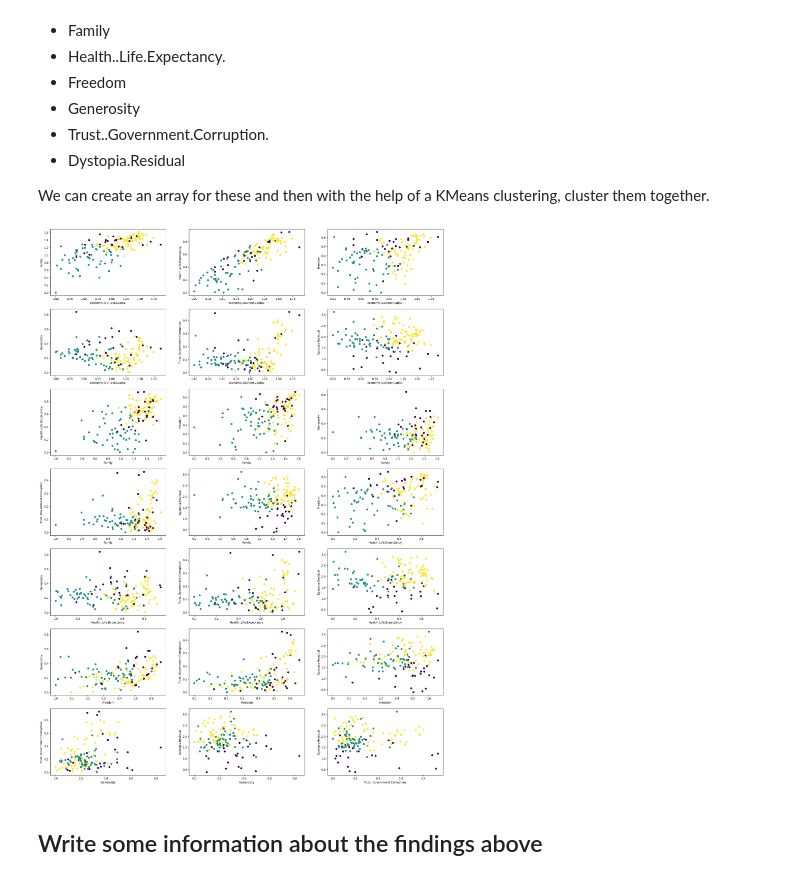
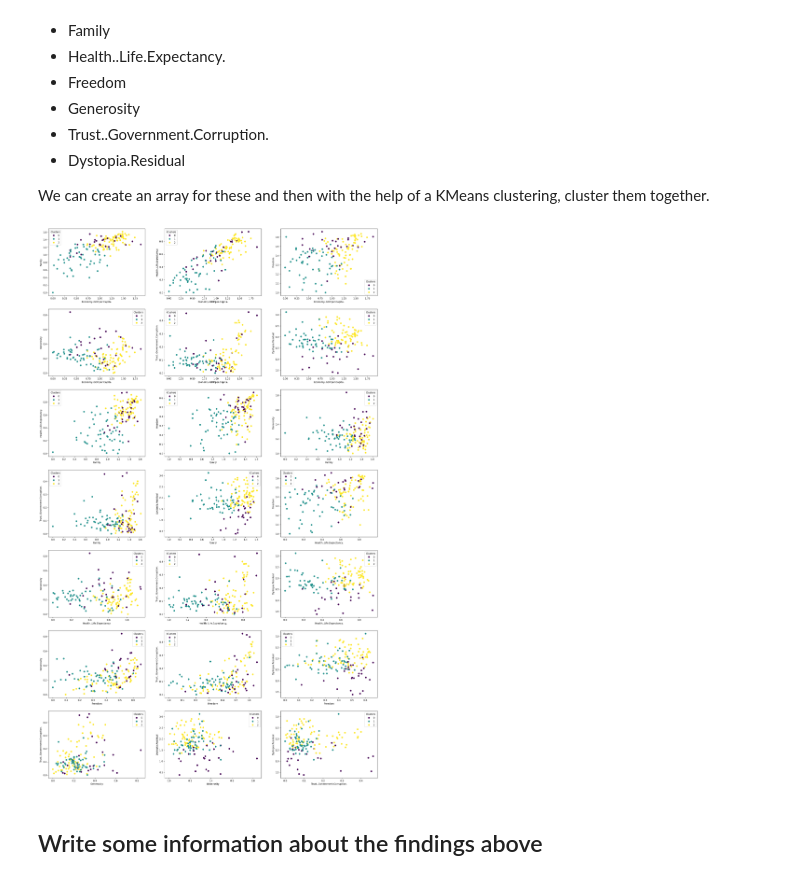
Before and after one commit to Vovegog/IBE400---Group-Project, a Jupyter notebook: groupProject.ipynb, the cells around one changed output. Cells and saved outputs as stored; diff of their text form; code cells hidden in the pictures.

Commit message:
Added legend to scatterplots

```diff
--- a/groupProject.ipynb
+++ b/groupProject.ipynb
@@ -122,26 +122,27 @@ We can create an array for these and then with the help of a KMeans clustering,
 # %%
 socioEconomicFactorsQ1 = ['Economy..GDP.per.Capita.', 'Family', 'Health..Life.Expectancy.', 'Freedom', 'Generosity', 'Trust..Government.Corruption.', 'Dystopia.Residual']
 scaledSocioEconomicFactors = StandardScaler().fit_transform(df[socioEconomicFactorsQ1])
 
 kmeans = KMeans(n_clusters=3, random_state=0).fit(scaledSocioEconomicFactors)
 
-def plotCluster(data, nCluster, kMeans):
-    nrRows = len(data.columns) + 1 // 5
-    figLength = nrRows*5
+def plotCluster(data, kMeans):
+    n = len(data.columns)
+    figLength = n * 6
 
     plt.figure(figsize=(25, figLength))
 
     for i, (x, y) in enumerate(itertools.combinations(data.columns, 2)):
-        plt.subplot(nrRows,3,i+1)
-        plt.scatter(data[x], data[y], c=kMeans.labels_, cmap='viridis')
+        plt.subplot(n, 3, i + 1)
+        scatter = plt.scatter(data[x], data[y], c=kMeans.labels_, cmap='viridis')
         plt.xlabel(x)
         plt.ylabel(y)
+        plt.legend(*scatter.legend_elements(), title="Clusters")
 
     plt.show()
 
-plotCluster(df[socioEconomicFactorsQ1], 3, kmeans)
+plotCluster(df[socioEconomicFactorsQ1], kmeans)
 # %% [output]
-[figure, old version]
+[figure, new version]
 # %% [markdown]
 ## Write some information about the findings above
 # %% [markdown]
```
Also changed, not shown: parts of 4 cells of this notebook.
